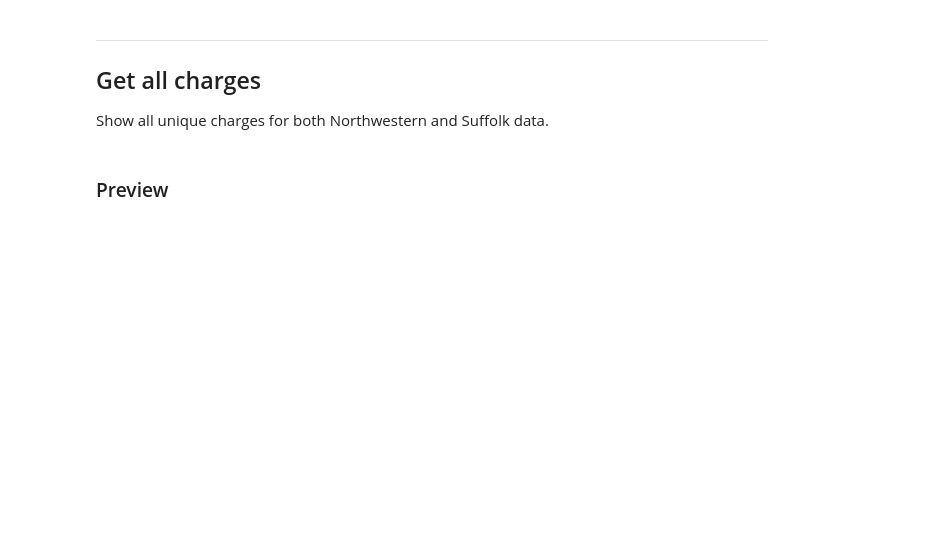
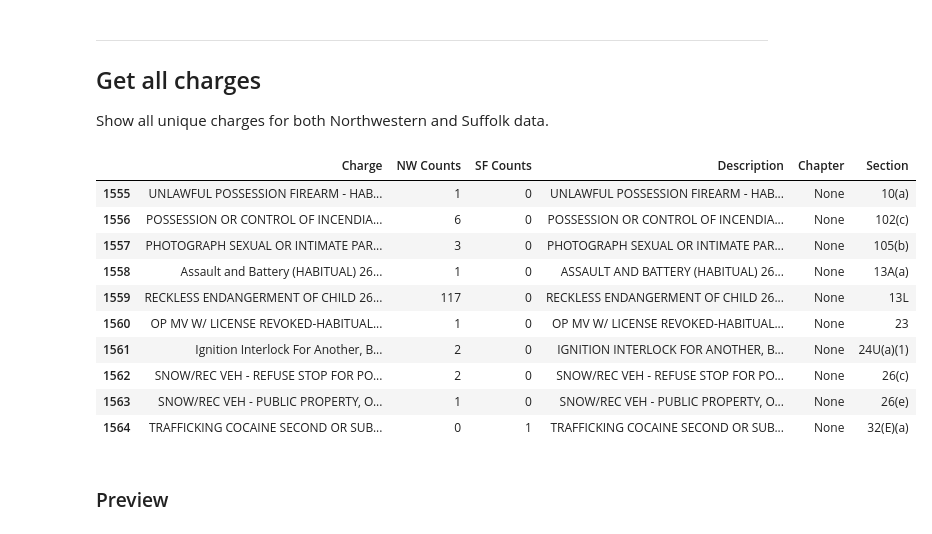
Before and after one commit to codeforboston/clean-slate-data, a Jupyter notebook: analyses/notebooks/MA_Data.ipynb, the cells around one changed output. Drawn from its saved outputs; the diff is of its cells as text; code cells hidden in the pictures; blank space fills up the shorter version.

```diff
--- a/analyses/notebooks/MA_Data.ipynb
+++ b/analyses/notebooks/MA_Data.ipynb
@@ -324,3 +349,18 @@ charges[['NW Counts', 'SF Counts']] = charges[['NW Counts', 'SF Counts']].fillna
+# %%
+# View records that still need to have Charge extracted
+charges[charges['Chapter'].isnull() & charges['Section'].notnull()]
+# %% [output]
+|  | Charge | NW Counts | SF Counts | Description | Chapter | Section |
+| 1555 | UNLAWFUL POSSESSION FIREARM - HAB... | 1 | 0 | UNLAWFUL POSSESSION FIREARM - HAB... | None | 10(a) |
+| 1556 | POSSESSION OR CONTROL OF INCENDIA... | 6 | 0 | POSSESSION OR CONTROL OF INCENDIA... | None | 102(c) |
+| 1557 | PHOTOGRAPH SEXUAL OR INTIMATE PAR... | 3 | 0 | PHOTOGRAPH SEXUAL OR INTIMATE PAR... | None | 105(b) |
+| 1558 | Assault and Battery (HABITUAL) 26... | 1 | 0 | ASSAULT AND BATTERY (HABITUAL) 26... | None | 13A(a) |
+| 1559 | RECKLESS ENDANGERMENT OF CHILD 26... | 117 | 0 | RECKLESS ENDANGERMENT OF CHILD 26... | None | 13L |
+| 1560 | OP MV W/ LICENSE REVOKED-HABITUAL... | 1 | 0 | OP MV W/ LICENSE REVOKED-HABITUAL... | None | 23 |
+| 1561 | Ignition Interlock For Another, B... | 2 | 0 | IGNITION INTERLOCK FOR ANOTHER, B... | None | 24U(a)(1) |
+| 1562 | SNOW/REC VEH - REFUSE STOP FOR PO... | 2 | 0 | SNOW/REC VEH - REFUSE STOP FOR PO... | None | 26(c) |
+| 1563 | SNOW/REC VEH - PUBLIC PROPERTY, O... | 1 | 0 | SNOW/REC VEH - PUBLIC PROPERTY, O... | None | 26(e) |
+| 1564 | TRAFFICKING COCAINE SECOND OR SUB... | 0 | 1 | TRAFFICKING COCAINE SECOND OR SUB... | None | 32(E)(a) |
 # %% [markdown]
 ### Preview
 # %%
```
Also changed, not shown: parts of 22 cells of this notebook.
